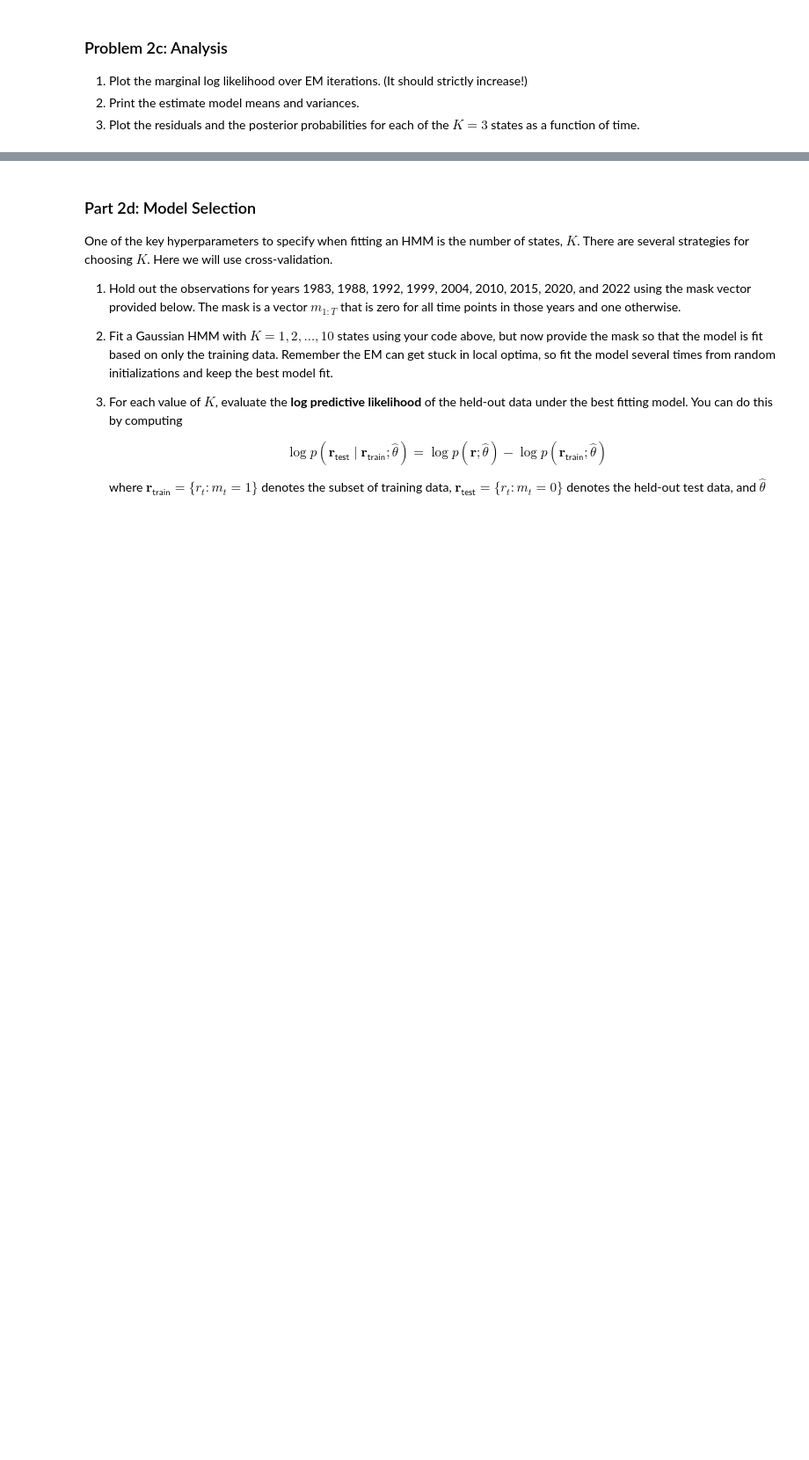
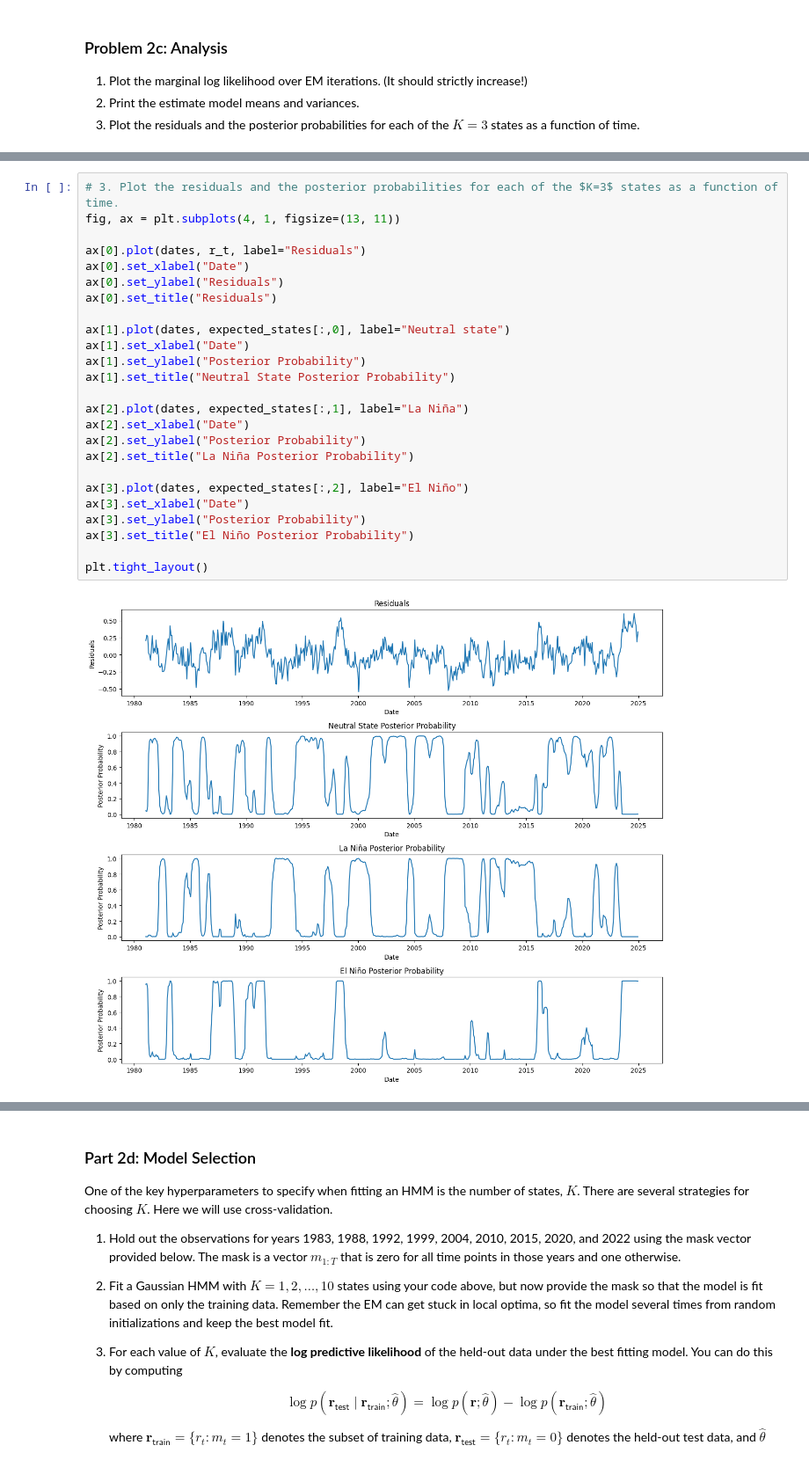
Before and after one commit to Zane-Liao/stats305b, a Jupyter notebook: hw3.ipynb, the cells around one changed output, grey strips where cells are left out. Shown at 88% size. Saved outputs shown, nothing was run; the diff lists cells and outputs as text; blank space fills up the shorter version.

```diff
--- a/hw3.ipynb
+++ b/hw3.ipynb
@@ -680,0 +871,27 @@ Now fit your model!
+# %%
+# 3. Plot the residuals and the posterior probabilities for each of the $K=3$ states as a function of time.
+fig, ax = plt.subplots(4, 1, figsize=(13, 11))
+
+ax[0].plot(dates, r_t, label="Residuals")
+ax[0].set_xlabel("Date")
+ax[0].set_ylabel("Residuals")
+ax[0].set_title("Residuals")
+
+ax[1].plot(dates, expected_states[:,0], label="Neutral state")
+ax[1].set_xlabel("Date")
+ax[1].set_ylabel("Posterior Probability")
+ax[1].set_title("Neutral State Posterior Probability")
+
+ax[2].plot(dates, expected_states[:,1], label="La Niña")
+ax[2].set_xlabel("Date")
+ax[2].set_ylabel("Posterior Probability")
+ax[2].set_title("La Niña Posterior Probability")
+
+ax[3].plot(dates, expected_states[:,2], label="El Niño")
+ax[3].set_xlabel("Date")
+ax[3].set_ylabel("Posterior Probability")
+ax[3].set_title("El Niño Posterior Probability")
+
+plt.tight_layout()
+# %% [output]
+[figure, added]
```
Also changed, not shown: parts of 32 cells of this notebook, 3 other files.
